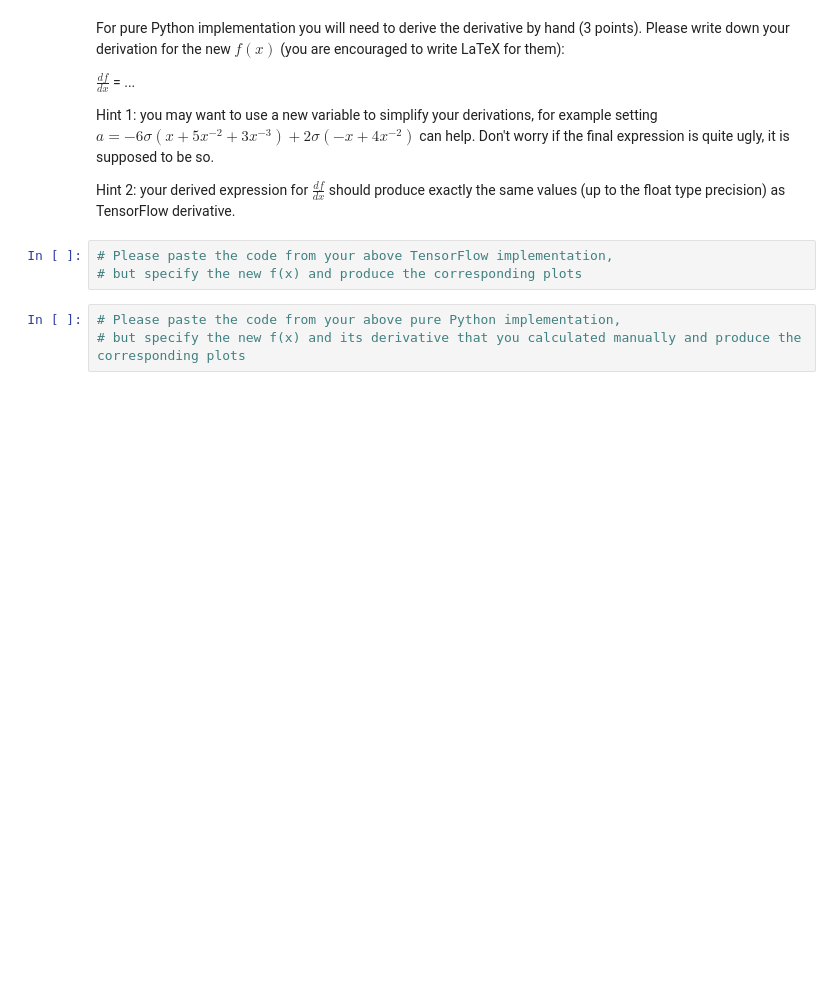
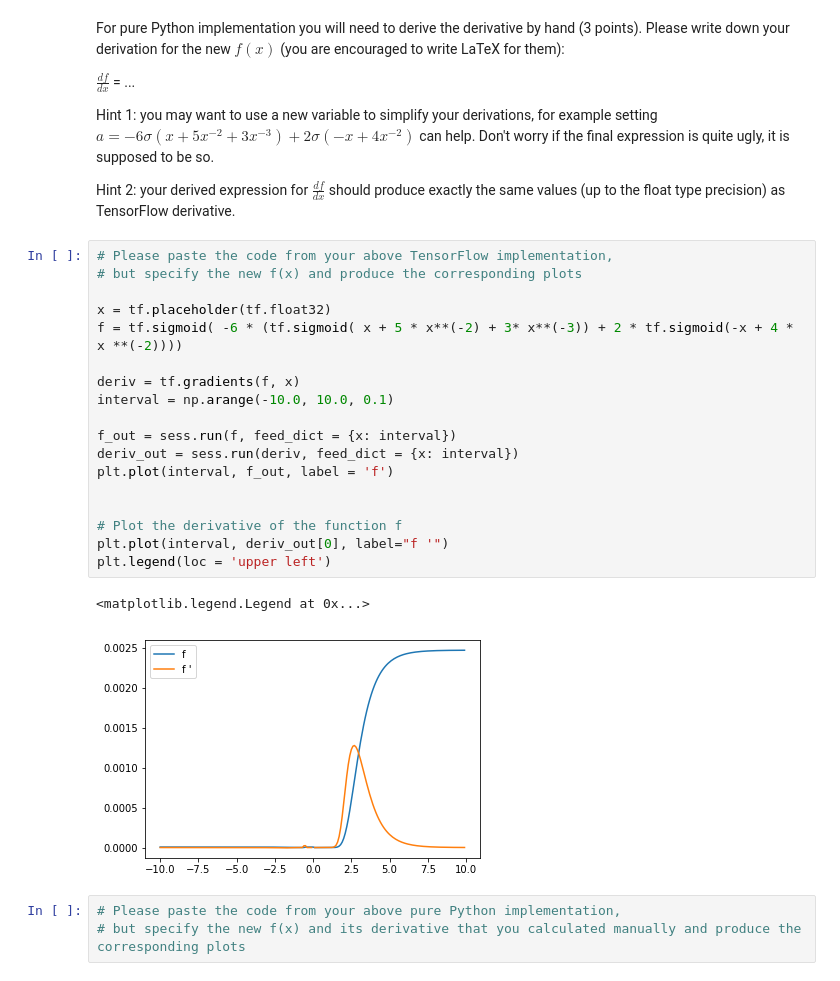
Before and after one commit to Rende/nnia_18, a Jupyter notebook: nniasheet2final.ipynb, the cells around one changed output. Drawn from its saved outputs; the diff is of its cells as text; blank space fills up the shorter version.

Commit message:
second assingment implementation

```diff
--- a/nniasheet2final.ipynb
+++ b/nniasheet2final.ipynb
@@ -136,9 +170,27 @@ $\frac{df}{dx}$ = ...
 Hint 1: you may want to use a new variable to simplify your derivations, for example setting $a = -6 \sigma (x + 5 x^{-2} + 3 x^{-3}) + 2 \sigma (-x + 4 x^{-2})$ can help. Don't worry if the final expression is quite ugly, it is supposed to be so.
 
 Hint 2: your derived expression for $\frac{df}{dx}$ should produce exactly the same values (up to the float type precision) as TensorFlow derivative.
-# %%
-# Please paste the code from your above TensorFlow implementation,
-# but specify the new f(x) and produce the corresponding plots
+# %%
+# Please paste the code from your above TensorFlow implementation,
+# but specify the new f(x) and produce the corresponding plots
+
+x = tf.placeholder(tf.float32)
+f = tf.sigmoid( -6 * (tf.sigmoid( x + 5 * x**(-2) + 3* x**(-3)) + 2 * tf.sigmoid(-x + 4 * x **(-2))))
+
+deriv = tf.gradients(f, x)
+interval = np.arange(-10.0, 10.0, 0.1)
+
+f_out = sess.run(f, feed_dict = {x: interval})
+deriv_out = sess.run(deriv, feed_dict = {x: interval})
+plt.plot(interval, f_out, label = 'f')
+
+
+# Plot the derivative of the function f
+plt.plot(interval, deriv_out[0], label="f '")
+plt.legend(loc = 'upper left')
+# %% [output]
+<matplotlib.legend.Legend at 0x...>
+[figure, added]
 # %%
 # Please paste the code from your above pure Python implementation,
 # but specify the new f(x) and its derivative that you calculated manually and produce the corresponding plots
```
Also changed, not shown: parts of 2 cells of this notebook.
